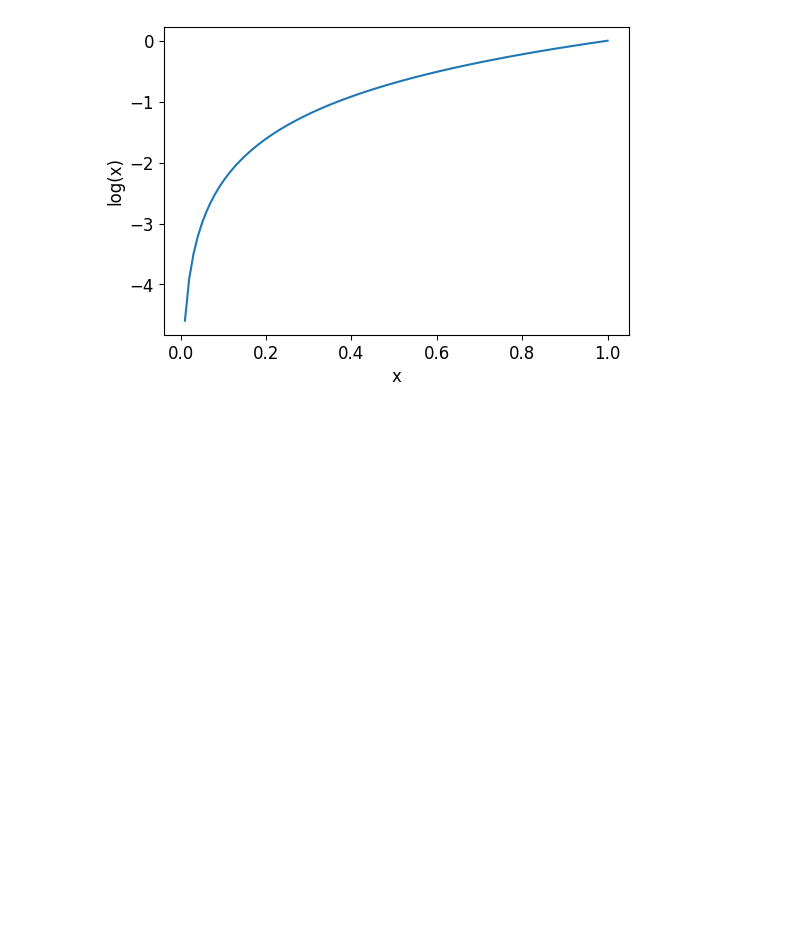
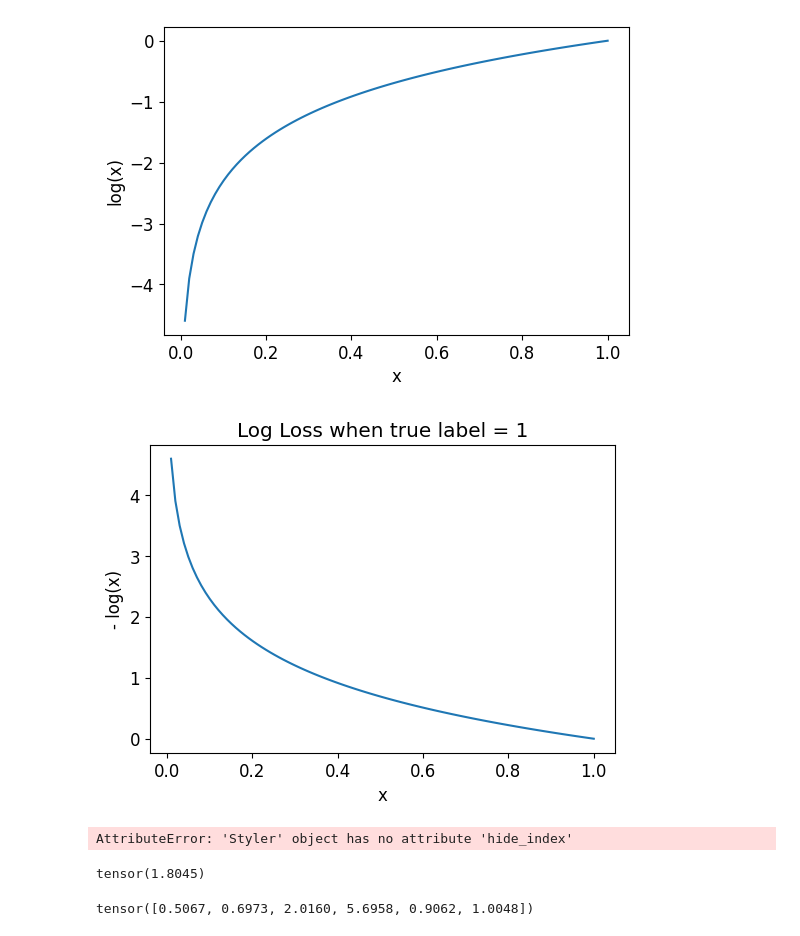
Before and after one commit to flyinacres/GPU-tests, a Jupyter notebook: FastBook05-pets.ipynb, the cells around one changed output. Drawn from its saved outputs; the diff is of its cells as text; code cells hidden in the pictures; blank space fills up the shorter version.

```diff
--- a/FastBook05-pets.ipynb
+++ b/FastBook05-pets.ipynb
@@ -284,3 +284,27 @@ tensor([-0.6025, -0.4979, -0.1332, -0.0034, -0.4041, -0.3661])
 plot_function(torch.log, min=0,max=1, ty='log(x)', tx='x')
 # %% [output]
 [figure]
+# %%
+plot_function(lambda x: -1*torch.log(x), min=0,max=1, tx='x', ty='- log(x)', title = 'Log Loss when true label = 1')
+# %% [output]
+[figure, added]
+# %%
+#hide_input
+from IPython.display import HTML
+df['loss'] = -torch.log(tensor(df['result']))
+t = df.style.hide_index()
+#To have html code compatible with our script
+html = t._repr_html_().split('')[1]
+html = re.sub(r'', r'', html)
+display(HTML(html))
+# %% [output]
+AttributeError: 'Styler' object has no attribute 'hide_index'
+# %%
+loss_func = nn.CrossEntropyLoss()
+loss_func(acts, targ)
+# %% [output]
+tensor(1.8045)
+# %%
+nn.CrossEntropyLoss(reduction='none')(acts, targ)
+# %% [output]
+tensor([0.5067, 0.6973, 2.0160, 5.6958, 0.9062, 1.0048])
```
Also changed, not shown: parts of 15 cells of this notebook.
